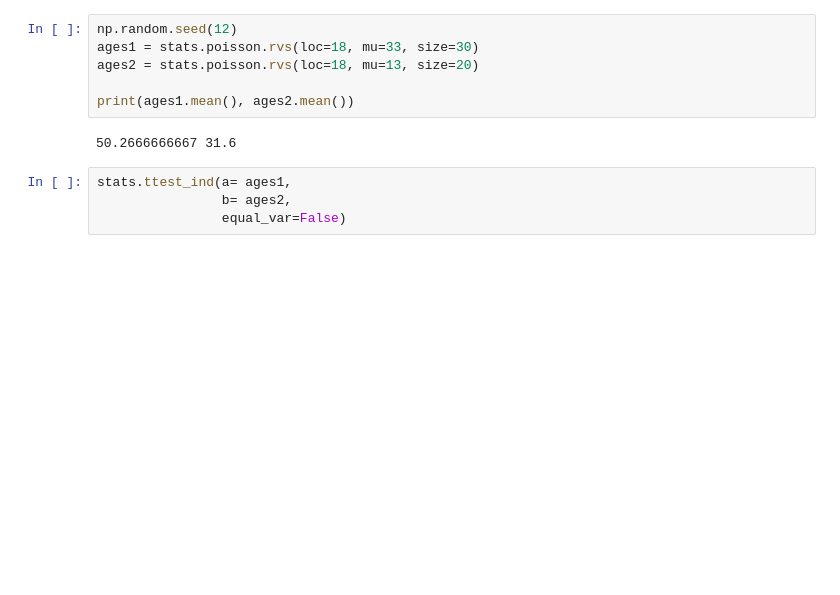
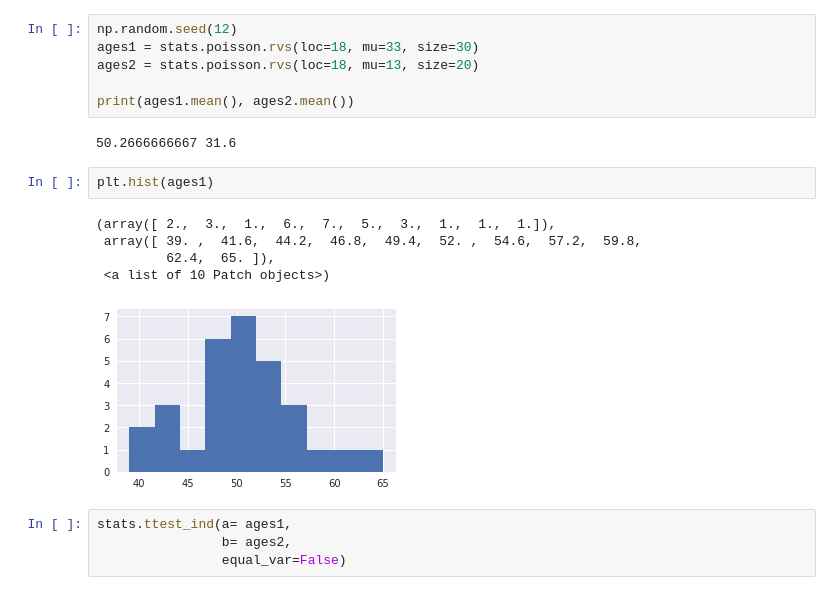
Before and after one commit to sevo/pewe-presentations, a Jupyter notebook: Explorativna_analyza.ipynb, the cells around one changed output. Cells and saved outputs as stored; diff of their text form; blank space fills up the shorter version.

```diff
--- a/Explorativna_analyza.ipynb
+++ b/Explorativna_analyza.ipynb
@@ -945,6 +947,14 @@ ages2 = stats.poisson.rvs(loc=18, mu=13, size=20)
 print(ages1.mean(), ages2.mean())
 # %% [output]
 50.2666666667 31.6
+# %%
+plt.hist(ages1)
+# %% [output]
+(array([ 2.,  3.,  1.,  6.,  7.,  5.,  3.,  1.,  1.,  1.]),
+ array([ 39. ,  41.6,  44.2,  46.8,  49.4,  52. ,  54.6,  57.2,  59.8,
+         62.4,  65. ]),
+ <a list of 10 Patch objects>)
+[figure, added]
 # %%
 stats.ttest_ind(a= ages1,
                 b= ages2,
```
Also changed, not shown: parts of 19 cells of this notebook, 2 other files.
